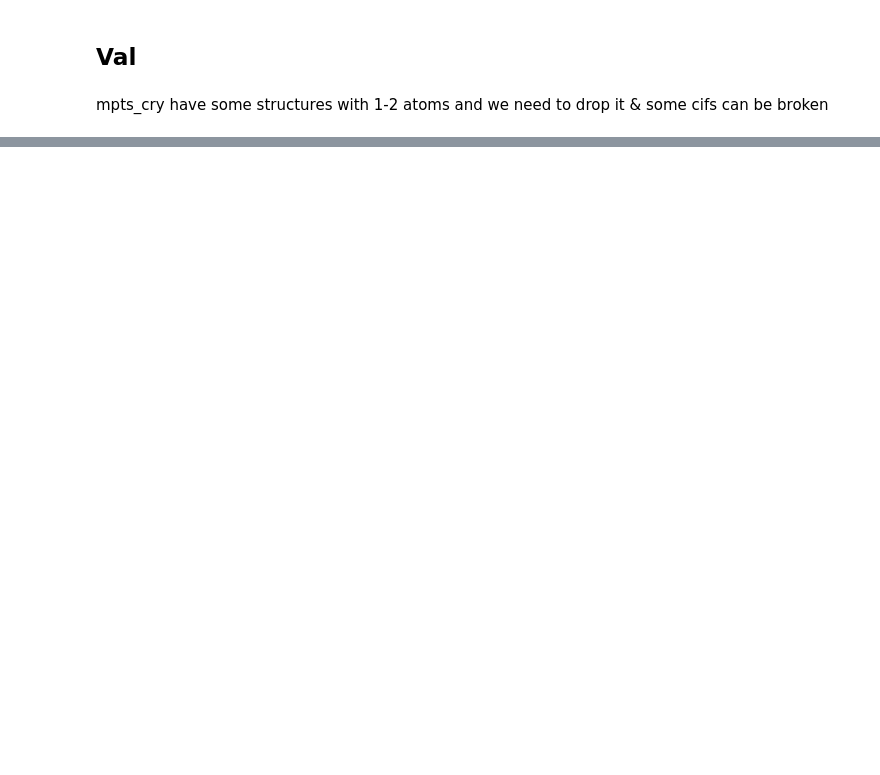
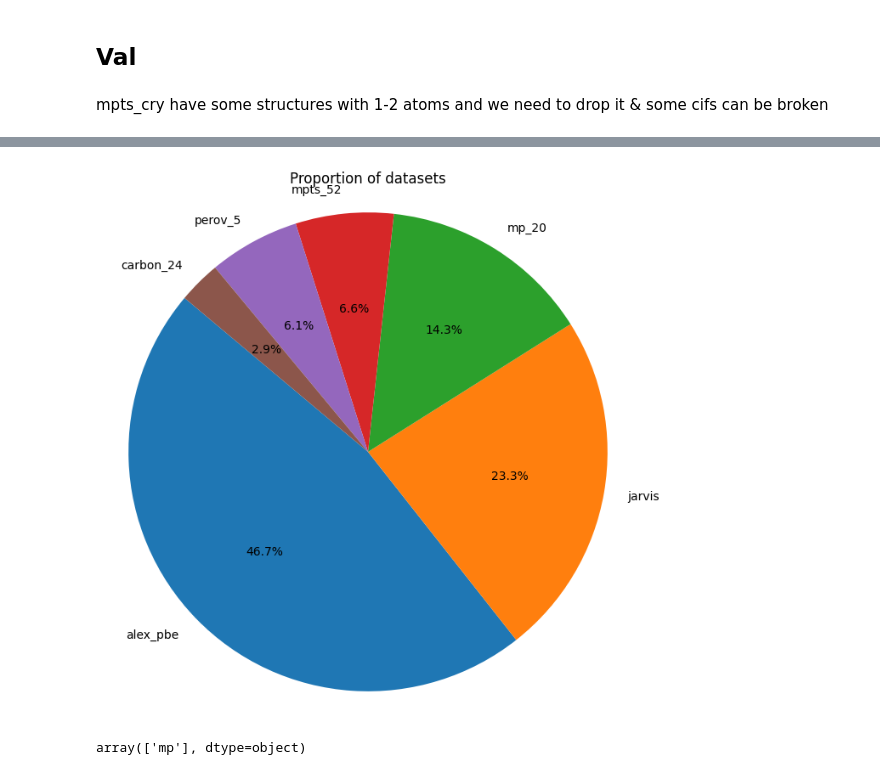
Before and after one commit to Gruz2520/crystall_generation, a Jupyter notebook: notebooks/data_prep.ipynb, the cells around one changed output, grey strips where cells are left out. Saved outputs shown, nothing was run; the diff lists cells and outputs as text; code cells hidden in the pictures; blank space fills up the shorter version.

Commit message:
change concept of unpacking
 add ref ass column in dataset

 check proportion of datasets

```diff
--- a/notebooks/data_prep.ipynb
+++ b/notebooks/data_prep.ipynb
@@ -327,7 +461,7 @@ genCry.to_csv("genCry_dataset/genCry.csv")
 # %% [markdown]
 ## Val
 # %%
-genCry = pd.read_csv("genCry_dataset\\genCry.csv")
+genCry = pd.read_csv("../data/genCry.csv")
 # %% [markdown]
 mpts_cry have some structures with 1-2 atoms and we need to drop it & some cifs can be broken
 # %%
@@ -340,6 +474,7 @@ def filter_structures_from_dataframe(
     dataframe: pd.DataFrame,
     cif_column: str = "cif",
     material_id_column: str = "material_id",
+    ref_column: str = "ref",
     num_of_atoms: int = 2,
     output_file: Optional[str] = None
 ) -> pd.DataFrame:
@@ -351,14 +486,18 @@ def filter_structures_from_dataframe(
     :param cif_column: Name of the column in the DataFrame that contains the CIF strings. Default is "cif".
     :param material_id_column: Name of the column in the DataFrame that contains the material IDs. Default is "material_id".
     :param num_of_atoms: Minimum number of atoms a structure must have to be included in the result. Default is 2.
+    :param ref_column: Name of the column in the DataFrame that contains reference data. Default is "ref".
     :param output_file: Path to the file where the filtered DataFrame will be saved. If None, the file is not saved.
     :return: A DataFrame containing the filtered structures with their material IDs and CIF strings.
     """
+    warnings.filterwarnings("ignore", category=UserWarning)
+
     filtered_data = []
 
     for index, row in tqdm(dataframe.iterrows(), total=len(dataframe)):
         mat_id = row[material_id_column]
         cif_string = row[cif_column]
+        ref = row[ref_column]
 
         try:
             # Convert the CIF string into a file-like object for parsing
@@ -372,12 +511,13 @@ def filter_structures_from_dataframe(
             if len(structure) > num_of_atoms:
                 filtered_data.append({
                     material_id_column: mat_id,
-                    cif_column: cif_string
+                    cif_column: cif_string,
+                    ref_column: ref
                 })
         except Exception as e:
             print(f"Error processing row {index}: {e}")
 
-    filtered_df = pd.DataFrame(filtered_data)
+    filtered_df = pd.DataFrame(filtered_data).reset_index().drop("index", axis=1)
 
     if output_file:
         filtered_df.to_csv(output_file, index=False)
@@ -385,4 +525,4 @@ def filter_structures_from_dataframe(
 
     return filtered_df
 # %%
-genCry_filtered = filter_structures_from_dataframe(genCry)
+genCry_filtered = filter_structures_from_dataframe(genCry, output_file="../data/genCry_f.csv")
@@ -392,0 +560,17 @@ genCry_filtered
+# %%
+import matplotlib.pyplot as plt
+ref_counts = genCry_filtered['ref'].value_counts()
+plt.figure(figsize=(8, 8))
+plt.pie(ref_counts, labels=ref_counts.index, autopct='%1.1f%%', startangle=140)
+plt.title('Proportion of datasets')
+plt.axis('equal')
+plt.show()
+# %% [output]
+[figure, added]
+# %%
+genCry_filtered['prefix'] = genCry_filtered['material_id'].str[:2]
+
+unique_prefixes = genCry_filtered[genCry_filtered['ref']=='mpts_52']['prefix'].unique()
+unique_prefixes
+# %% [output]
+array(['mp'], dtype=object)
```
Also changed, not shown: parts of 21 cells of this notebook, 6 other files.
